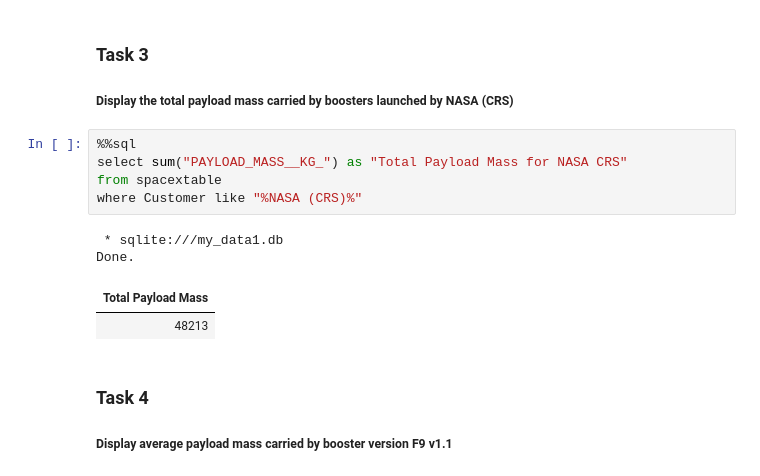
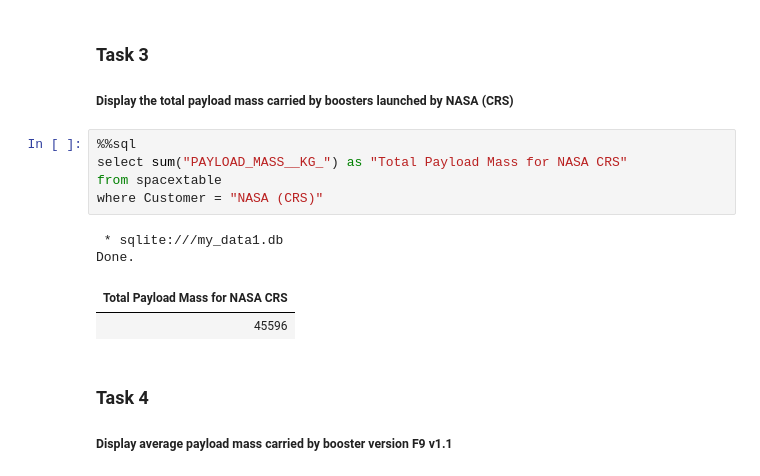
Before and after one commit to SolexJ1000/SpaceX-Falcon-9-first-stage-Landing-Prediction, a Jupyter notebook: jupyter-labs-eda-sql-coursera_sqllite.ipynb, the cells around one changed output. Drawn from its saved outputs; the diff is of its cells as text.

```diff
--- a/jupyter-labs-eda-sql-coursera_sqllite.ipynb
+++ b/jupyter-labs-eda-sql-coursera_sqllite.ipynb
@@ -188,13 +191,13 @@ Done.
 # %%
 %%sql
 select sum("PAYLOAD_MASS__KG_") as "Total Payload Mass for NASA CRS"
 from spacextable
-where Customer like "%NASA (CRS)%"
+where Customer = "NASA (CRS)"
 # %% [output]
  * sqlite:///my_data1.db
 Done.
-| Total Payload Mass |
-| 48213 |
+| Total Payload Mass for NASA CRS |
+| 45596 |
 # %% [markdown]
 ### Task 4
 
```
Also changed, not shown: parts of 5 cells of this notebook.
